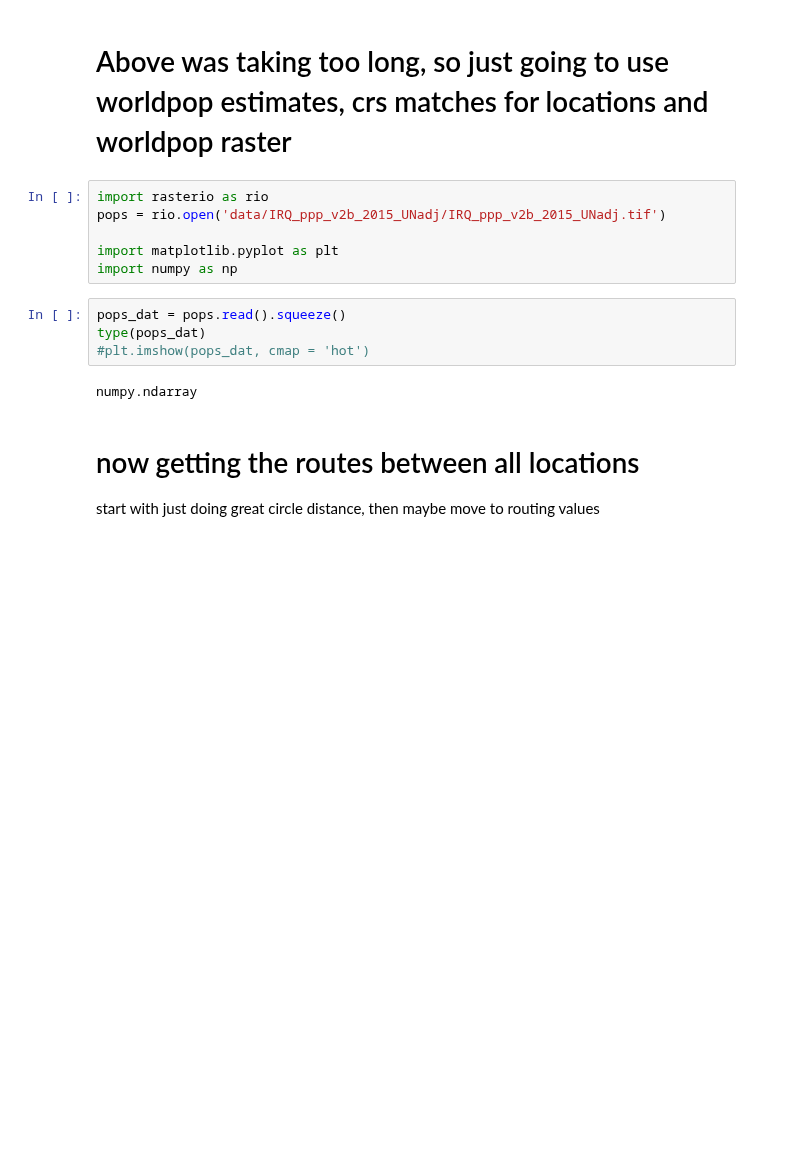
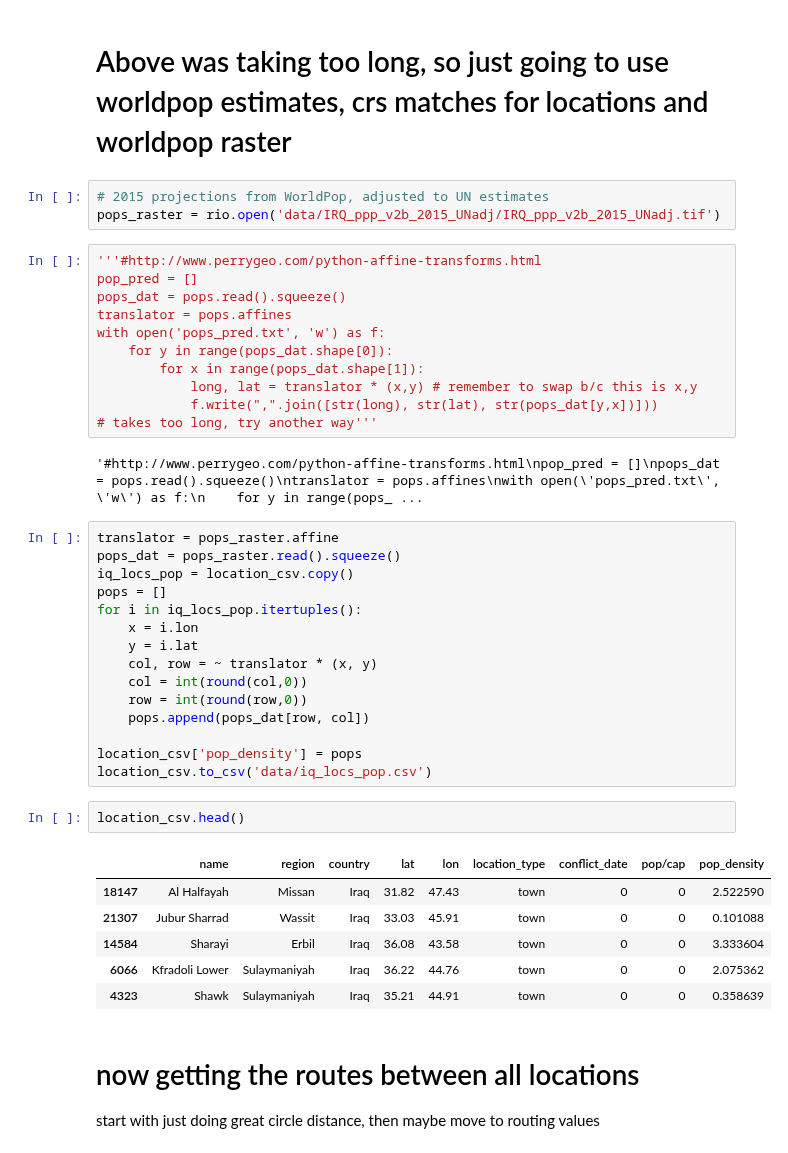
Before and after one commit to tamos/MACS30200proj, a Jupyter notebook: paper_code/DataPreparation_Flee.ipynb, the cells around one changed output. Drawn from its saved outputs; the diff is of its cells as text; blank space fills up the shorter version.

```diff
--- a/paper_code/DataPreparation_Flee.ipynb
+++ b/paper_code/DataPreparation_Flee.ipynb
@@ -64,17 +59,45 @@ SyntaxError: invalid syntax (<ipython-input-163-04a59332f1da>, line 12)
 # %% [markdown]
 # Above was taking too long, so just going to use worldpop estimates,  crs matches for locations and worldpop raster
-# %%
-import rasterio as rio
-pops = rio.open('data/IRQ_ppp_v2b_2015_UNadj/IRQ_ppp_v2b_2015_UNadj.tif')
-
-import matplotlib.pyplot as plt
-import numpy as np
-# %%
-pops_dat = pops.read().squeeze()
-type(pops_dat)
-#plt.imshow(pops_dat, cmap = 'hot')
-# %% [output]
-numpy.ndarray
+# %%
+# 2015 projections from WorldPop, adjusted to UN estimates
+pops_raster = rio.open('data/IRQ_ppp_v2b_2015_UNadj/IRQ_ppp_v2b_2015_UNadj.tif')
+# %%
+'''#http://www.perrygeo.com/python-affine-transforms.html
+pop_pred = []
+pops_dat = pops.read().squeeze()
+translator = pops.affines
+with open('pops_pred.txt', 'w') as f:
+    for y in range(pops_dat.shape[0]):
+        for x in range(pops_dat.shape[1]):
+            long, lat = translator * (x,y) # remember to swap b/c this is x,y
+            f.write(",".join([str(long), str(lat), str(pops_dat[y,x])]))
+# takes too long, try another way'''
+# %% [output]
+'#http://www.perrygeo.com/python-affine-transforms.html\npop_pred = []\npops_dat = pops.read().squeeze()\ntranslator = pops.affines\nwith open(\'pops_pred.txt\', \'w\') as f:\n    for y in range(pops_ ...
+# %%
+translator = pops_raster.affine
+pops_dat = pops_raster.read().squeeze()
+iq_locs_pop = location_csv.copy()
+pops = []
+for i in iq_locs_pop.itertuples():
+    x = i.lon
+    y = i.lat
+    col, row = ~ translator * (x, y)
+    col = int(round(col,0))
+    row = int(round(row,0))
+    pops.append(pops_dat[row, col])
+
+location_csv['pop_density'] = pops
+location_csv.to_csv('data/iq_locs_pop.csv')
+# %%
+location_csv.head()
+# %% [output]
+|  | name | region | country | lat | lon | location_type | conflict_date | pop/cap | pop_density |
+| 18147 | Al Halfayah | Missan | Iraq | 31.82 | 47.43 | town | 0 | 0 | 2.522590 |
+| 21307 | Jubur Sharrad | Wassit | Iraq | 33.03 | 45.91 | town | 0 | 0 | 0.101088 |
+| 14584 | Sharayi | Erbil | Iraq | 36.08 | 43.58 | town | 0 | 0 | 3.333604 |
+| 6066 | Kfradoli Lower | Sulaymaniyah | Iraq | 36.22 | 44.76 | town | 0 | 0 | 2.075362 |
+| 4323 | Shawk | Sulaymaniyah | Iraq | 35.21 | 44.91 | town | 0 | 0 | 0.358639 |
 # %% [markdown]
 # now getting the routes between all locations
 start with just doing great circle distance, then maybe move to routing values
```
Also changed, not shown: parts of 18 cells of this notebook.
